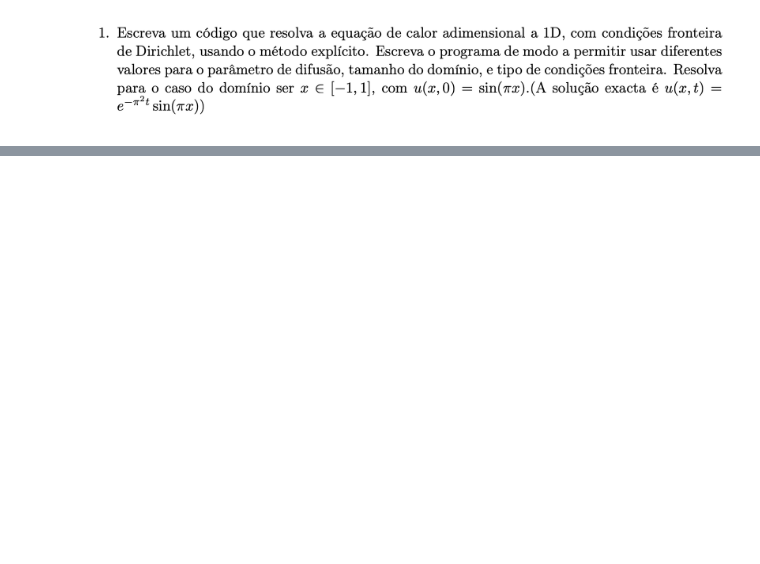
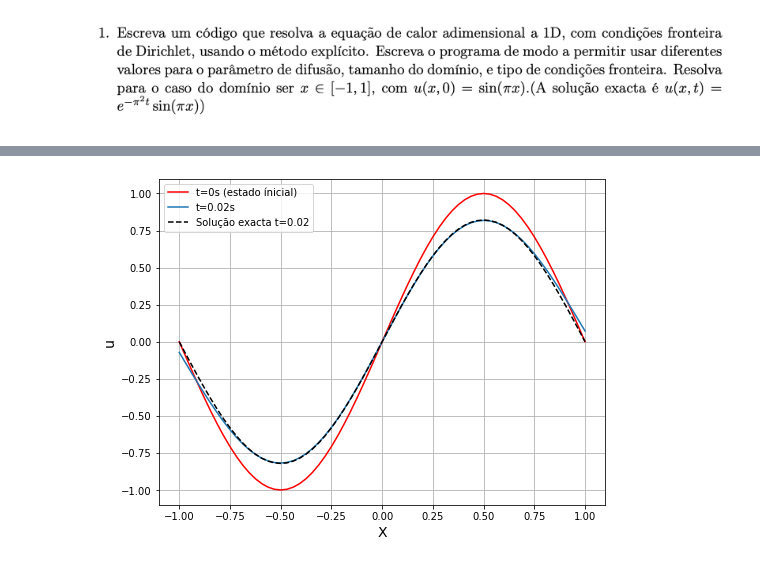
Before and after one commit to caua-veiga/Metodos-Computacionais-2022, a Jupyter notebook: TPs/Notebooks/TP 5.ipynb, the cells around one changed output, grey strips where cells are left out. Drawn from its saved outputs; the diff is of its cells as text; code cells hidden in the pictures; blank space fills up the shorter version.

```diff
--- a/TPs/Notebooks/TP 5.ipynb
+++ b/TPs/Notebooks/TP 5.ipynb
@@ -106,0 +176,16 @@ número de Fourier = 0.5
+# %%
+x,u,init = Backward_Euler(a=1, Nx=64, xi=-1, xf=1,Tf=0.02, cond_inicial=initial, cond_fronteira=front)
+
+plt.figure(figsize=(8,6))
+plt.plot(x,init,color='r',label='t=0s (estado ínicial)')
+plt.plot(x,u,label='t=0.02s')
+plt.plot(x,exat(x),'--',color='black',label='Solução exacta t=0.02')
+
+plt.xlabel('X',fontsize=14)
+plt.ylabel('u',fontsize=14)
+
+plt.legend()
+plt.grid()
+plt.show()
+# %% [output]
+[figure, added]
```
Also changed, not shown: parts of 6 cells of this notebook, 1 other file.
